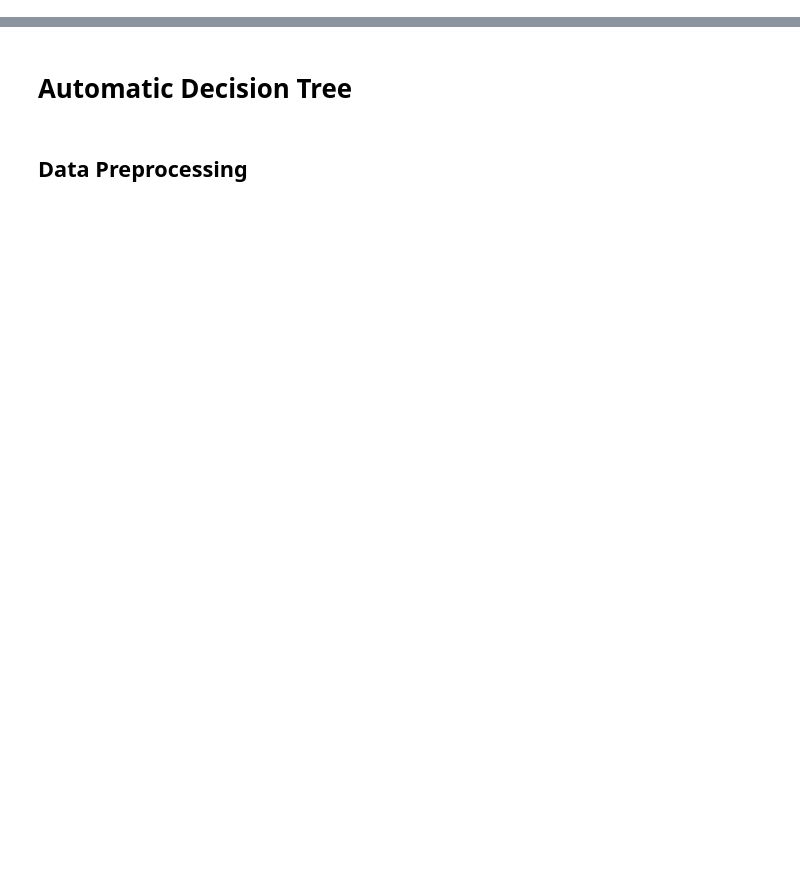
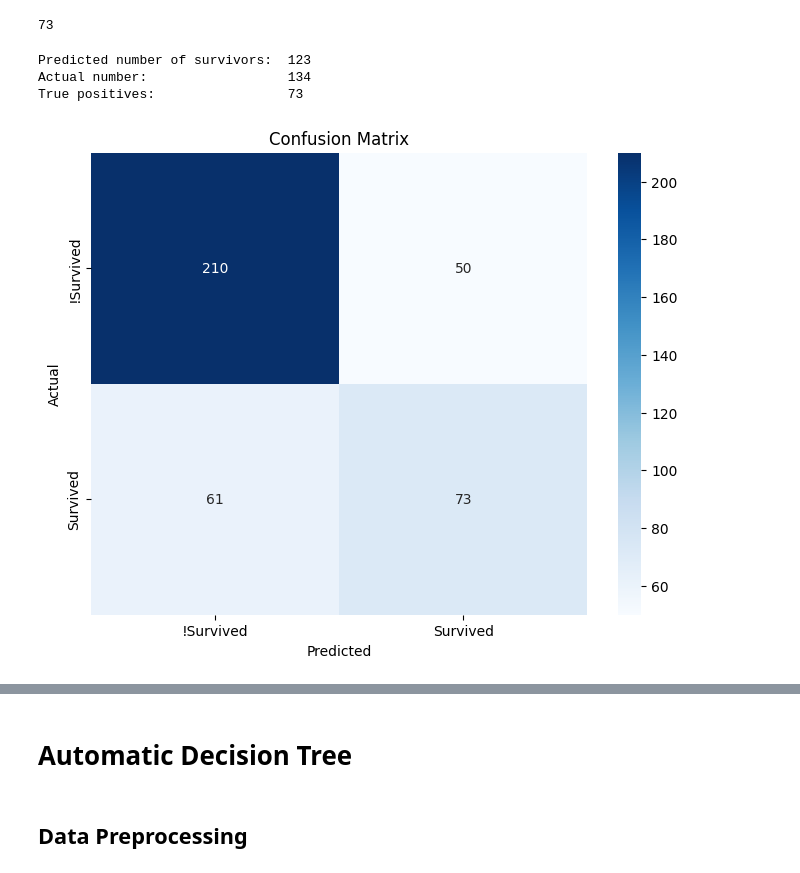
Before and after one commit to SH2282000/Intelligent-User-Interface, a Jupyter notebook: Tutorial 1-20231023/Tutorial 1 Material/iui_tutorial1_decision-trees.ipynb, the cells around one changed output, grey strips where cells are left out. Saved outputs shown, nothing was run; the diff lists cells and outputs as text; code cells hidden in the pictures; blank space fills up the shorter version.

```diff
--- a/Tutorial 1-20231023/Tutorial 1 Material/iui_tutorial1_decision-trees.ipynb
+++ b/Tutorial 1-20231023/Tutorial 1 Material/iui_tutorial1_decision-trees.ipynb
@@ -169,0 +74,11 @@ df_subset2
+# %%
+# implement your decision tree in Python
+def survival_decision_tree(row):
+    if (row["sex"] == "female" and row["pclass"] != "2nd" and row["row.names"] < 1277) or (row["sex"] == "male" and row["embarked"] == "Queenstown"):
+        return True
+    else:
+        return False
+
+# apply decision tree function to subset
+df_subset['predicted_survival'] = df_subset.apply(survival_decision_tree, axis=1)
+df_subset[df_subset["predicted_survival"] == True]
@@ -169,0 +93,6 @@ df_subset2
+# %%
+# and apply the decision tree to the complete data set
+df['predicted_survival'] = df.apply(survival_decision_tree, axis=1)
+predicted_survivors = df[df["predicted_survival"] == True]
+survivors = df[df["survived"] == True]
+predicted_survivors
@@ -169,0 +113,33 @@ df_subset2
+# %%
+((df['survived'] == 1) & (df['predicted_survival'] == 1)).sum()
+# %% [output]
+73
+# %%
+# In our case the number of survivors is 123 compared to the actual number 134
+
+print(f"Predicted number of survivors:\t{len(predicted_survivors)}")
+print(f"Actual number:\t\t\t{(df['survived'] == 1).sum()}")
+print(f"True positives:\t\t\t{((df['survived'] == 1) & (df['predicted_survival'] == 1)).sum()}")
+# %% [output]
+Predicted number of survivors:  123
+Actual number:                  134
+True positives:                 73
+# %%
+actual = df["survived"]
+predicted = df["predicted_survival"]
+# %%
+# X -> predictions
+# y -> labels
+plt.figure(figsize=(8, 6))
+sb.heatmap(cm(actual, predicted),
+            annot=True,
+            fmt="d",
+            cmap="Blues",
+            xticklabels=["!Survived", "Survived"],
+            yticklabels=["!Survived", "Survived"])
+plt.xlabel('Predicted')
+plt.ylabel('Actual')
+plt.title('Confusion Matrix')
+plt.show()
+# %% [output]
+[figure, added]
```
Also changed, not shown: parts of 40 cells of this notebook, 7 other files.
